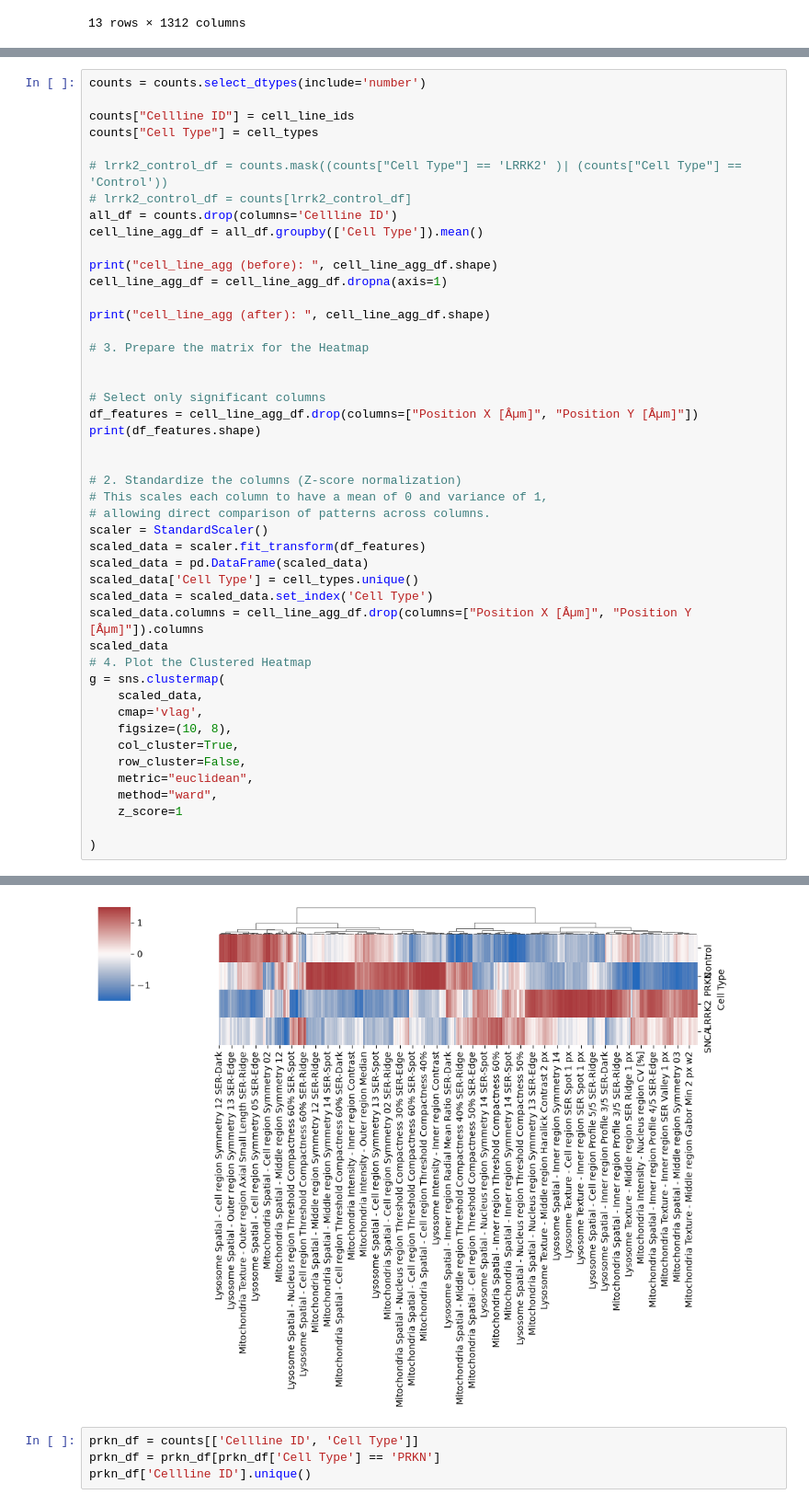
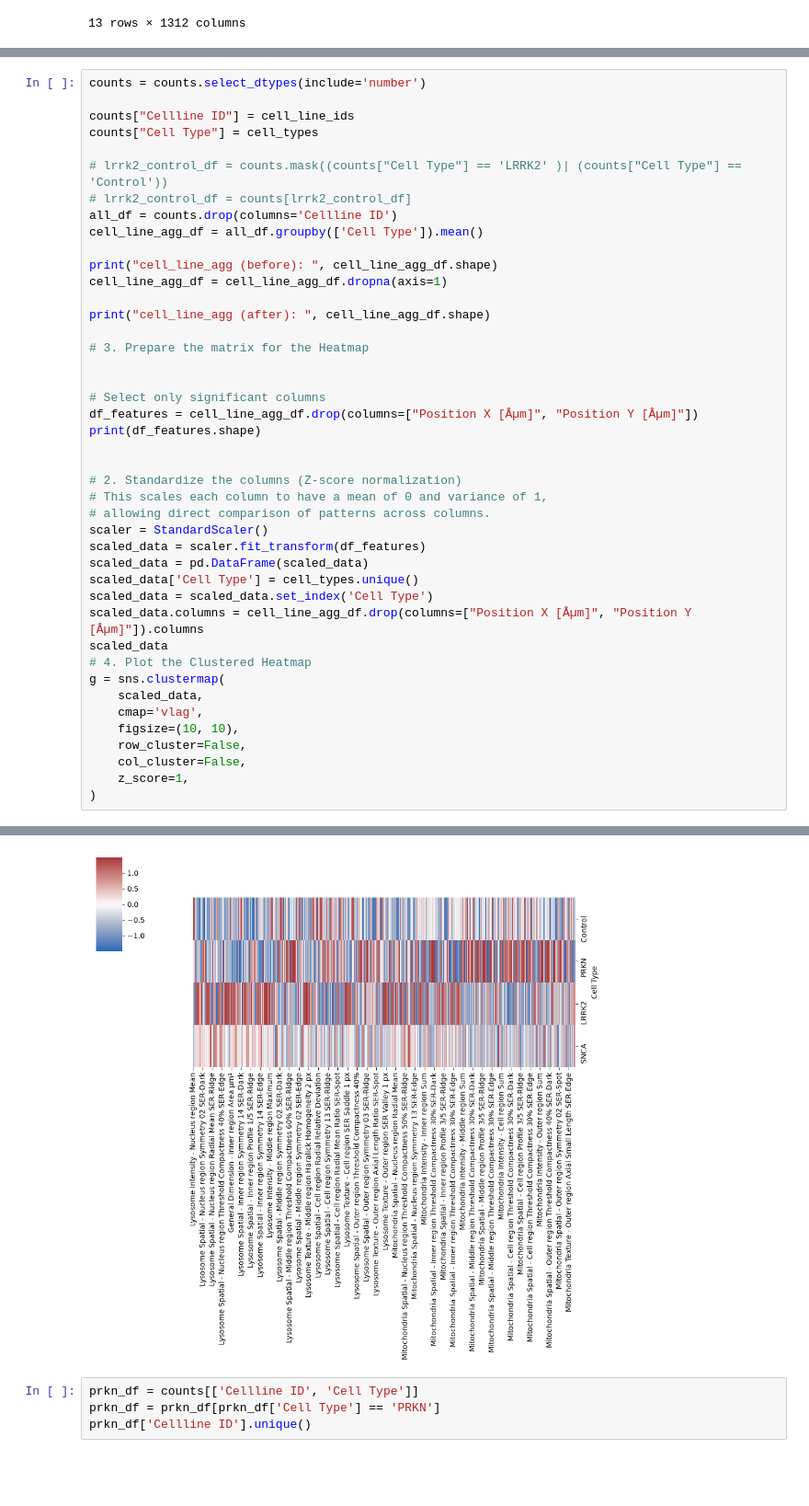
Before and after one commit to Rushik-Rsenal/NeuRA, a Jupyter notebook: 05_heatmap.ipynb, the cells around one changed output, grey strips where cells are left out. Shown at 92% size. Drawn from its saved outputs; the diff is of its cells as text; blank space fills up the shorter version.

Commit message:
feat: added heatmaps with and without clustering

```diff
--- a/05_heatmap.ipynb
+++ b/05_heatmap.ipynb
@@ -134,40 +134,37 @@ cell_line_agg_df = cell_line_agg_df.dropna(axis=1)
 print("cell_line_agg (after): ", cell_line_agg_df.shape)
 
 # 3. Prepare the matrix for the Heatmap
 
 
 # Select only significant columns
 df_features = cell_line_agg_df.drop(columns=["Position X [Âµm]", "Position Y [Âµm]"])
 print(df_features.shape)
 
 
 # 2. Standardize the columns (Z-score normalization)
 # This scales each column to have a mean of 0 and variance of 1,
 # allowing direct comparison of patterns across columns.
 scaler = StandardScaler()
 scaled_data = scaler.fit_transform(df_features)
 scaled_data = pd.DataFrame(scaled_data)
 scaled_data['Cell Type'] = cell_types.unique()
 scaled_data = scaled_data.set_index('Cell Type')
 scaled_data.columns = cell_line_agg_df.drop(columns=["Position X [Âµm]", "Position Y [Âµm]"]).columns
 scaled_data
 # 4. Plot the Clustered Heatmap
 g = sns.clustermap(
     scaled_data,
     cmap='vlag',
-    figsize=(10, 8),
-    col_cluster=True,
+    figsize=(10, 10),
     row_cluster=False,
-    metric="euclidean",
-    method="ward",
-    z_score=1
-
+    col_cluster=False,
+    z_score=1,
 )
 # %% [output]
 cell_line_agg (before):  (4, 1325)
 cell_line_agg (after):  (4, 1312)
 (4, 1310)
-[figure, old version]
+[figure, new version]
 # %%
 prkn_df = counts[['Cellline ID', 'Cell Type']]
 prkn_df = prkn_df[prkn_df['Cell Type'] == 'PRKN']
```
Also changed, not shown: parts of 1 cell of this notebook, 4 other files.
